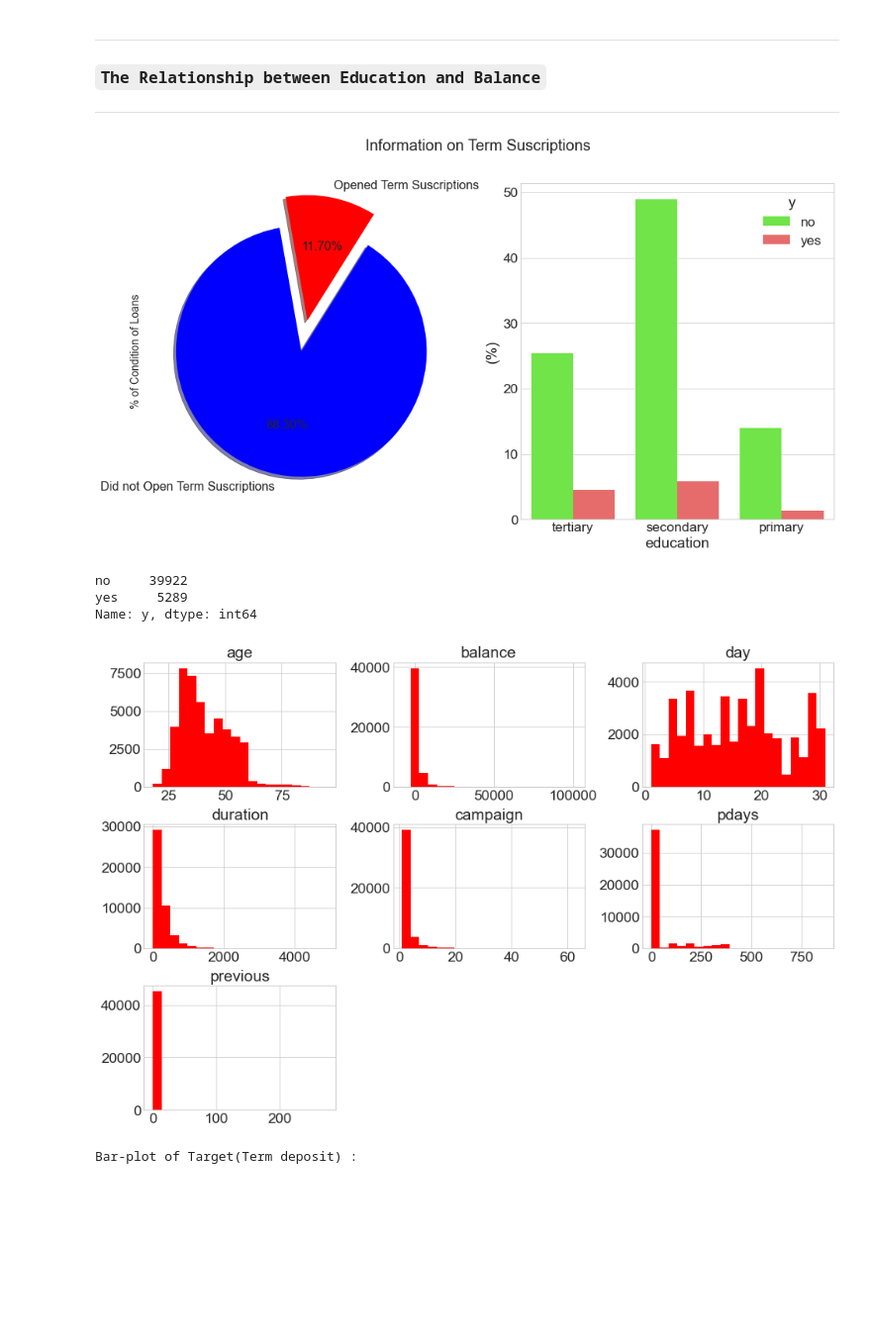
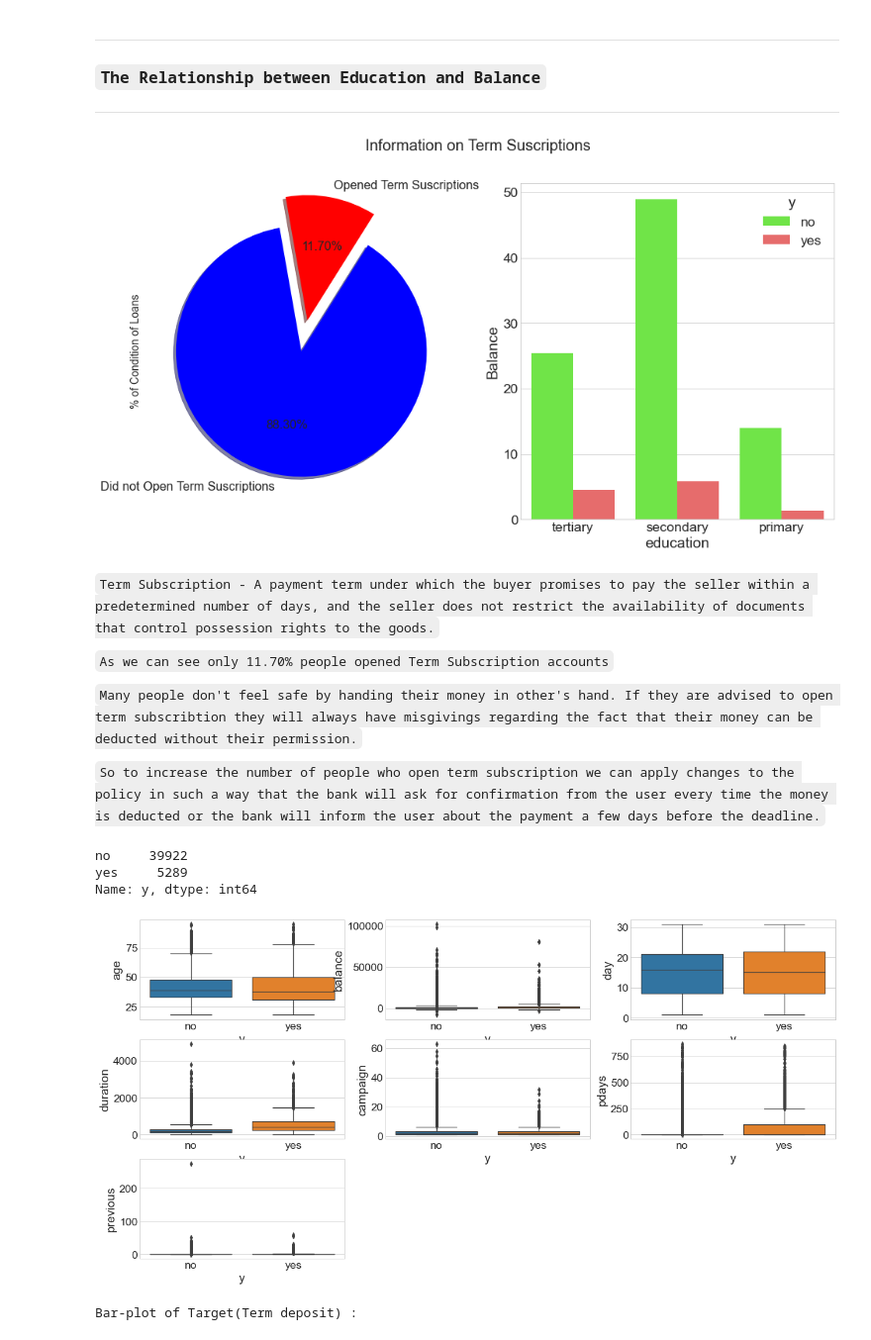
Before and after one commit to aditya230302/Bank-Full-EDA, a Jupyter notebook: bank123456789.ipynb, the cells around one changed output. Shown: that part at 99% size. Saved outputs shown, nothing was run; the diff lists cells and outputs as text; code cells hidden in the pictures; blank space fills up the shorter version.

Commit message:
updated term deposit reason and solution

```diff
--- a/bank123456789.ipynb
+++ b/bank123456789.ipynb
@@ -566,11 +565,19 @@ ax[0].set_ylabel('% of Condition of Loans', fontsize=14)
 palette = ["#64FE2E", "#FA5858"]
 
 sns.barplot(x="education", y="balance", hue="y", data=data, palette=palette, estimator=lambda x: len(x) / len(data) * 100)
-ax[1].set(ylabel="(%)")
+ax[1].set(ylabel="Balance")
 ax[1].set_xticklabels(data["education"].unique(), rotation=0, rotation_mode="anchor")
 plt.show()
 # %% [output]
-[figure, old version]
+[figure, new version]
+# %% [markdown]
+`Term Subscription - A payment term under which the buyer promises to pay the seller within a predetermined number of days, and the seller does not restrict the availability of documents that control possession rights to the goods.`
+
+`As we can see only 11.70% people opened Term Subscription accounts`
+
+`Many people don't feel safe by handing their money in other's hand. If they are advised to open term subscribtion they will always have misgivings regarding the fact that their money can be deducted without their permission.`
+
+`So to increase the number of people who open term subscription we can apply changes to the policy in such a way that the bank will ask for confirmation from the user every time the money is deducted or the bank will inform the user about the payment a few days before the deadline.`
 # %%
 data['y'].value_counts()
 # %% [output]
@@ -580,11 +587,11 @@ Name: y, dtype: int64
 # %%
 plt.figure(figsize=(20,10))
 for i,col in enumerate(num_features,start=1):
     plt.subplot(3,3,i);
-    sns.boxplot(y=df[col],x=df[target]);
+    sns.boxplot(y=data[col],x=data[target]);
 plt.show()
 # %% [output]
-[figure, old version]
+[figure, new version]
 # %%
 print("")
 print("Bar-plot of Target(Term deposit) : ")
```
